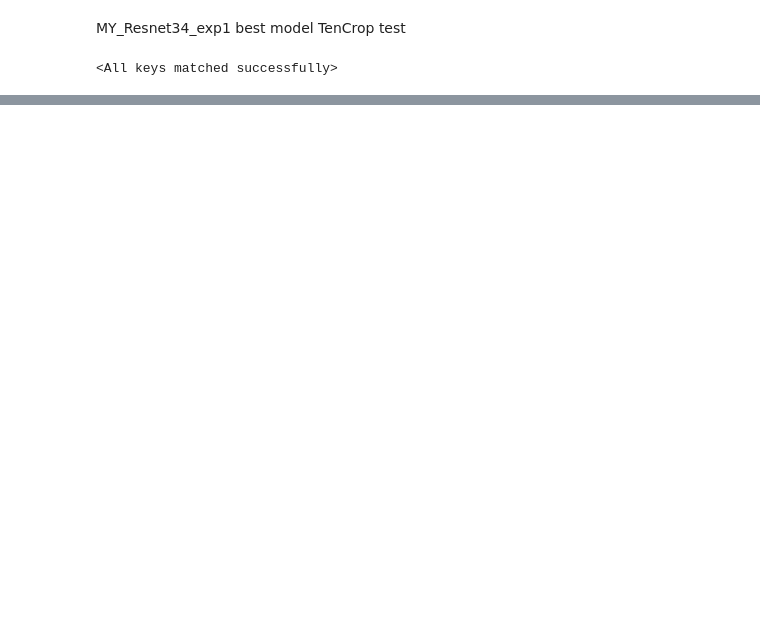
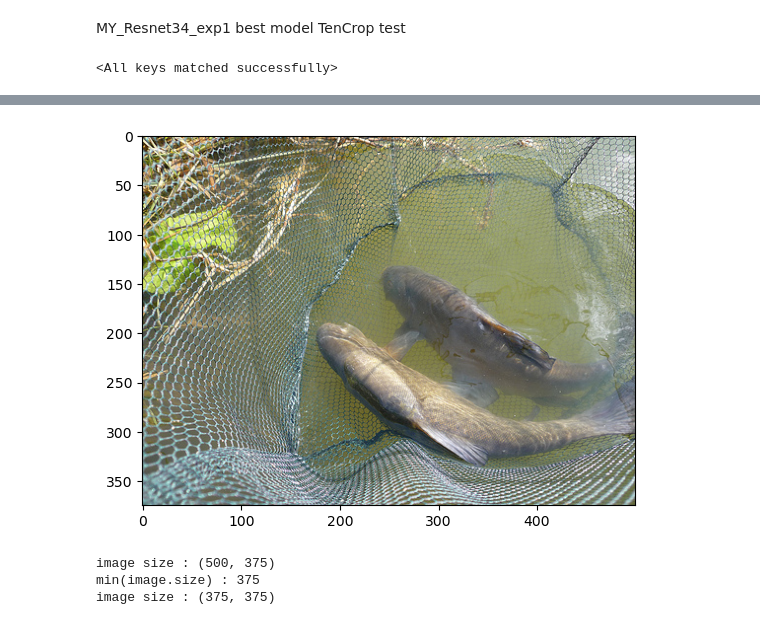
Before and after one commit to LeeHyungSeop/Basic_PyTorch, a Jupyter notebook: 02_ResNet/ResNet34/TenCrop.ipynb, the cells around one changed output, grey strips where cells are left out. Cells and saved outputs as stored; diff of their text form; code cells hidden in the pictures; blank space fills up the shorter version.

```diff
--- a/02_ResNet/ResNet34/TenCrop.ipynb
+++ b/02_ResNet/ResNet34/TenCrop.ipynb
@@ -241 +241,20 @@ error rate : 8.906
 Error:
+# %%
+# randomresizedcrop test
+image = PIL.Image.open("/home/hslee/Desktop/Datasets/ILSVRC2012_ImageNet/val/n01440764/ILSVRC2012_val_00000293.JPEG")
+plt.imshow(image)
+plt.show()
+
+# check image size
+print(f"image size : {image.size}")
+print(f"min(image.size) : {min(image.size)}")
+
+# shorter side로 resize
+resize = transforms.Resize((375, 375))
+image = resize(image)
+print(f"image size : {image.size}")
+# %% [output]
+[figure, added]
+image size : (500, 375)
+min(image.size) : 375
+image size : (375, 375)
```
Also changed, not shown: parts of 6 cells of this notebook, 14 other files.
